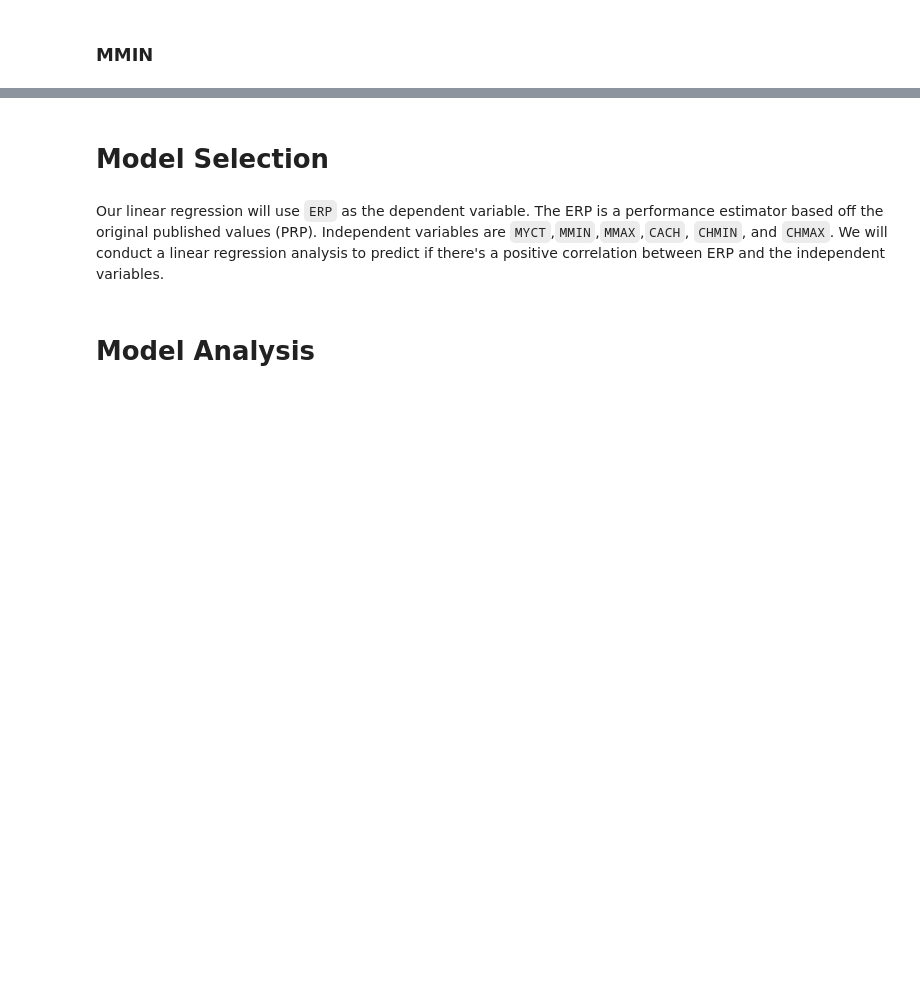
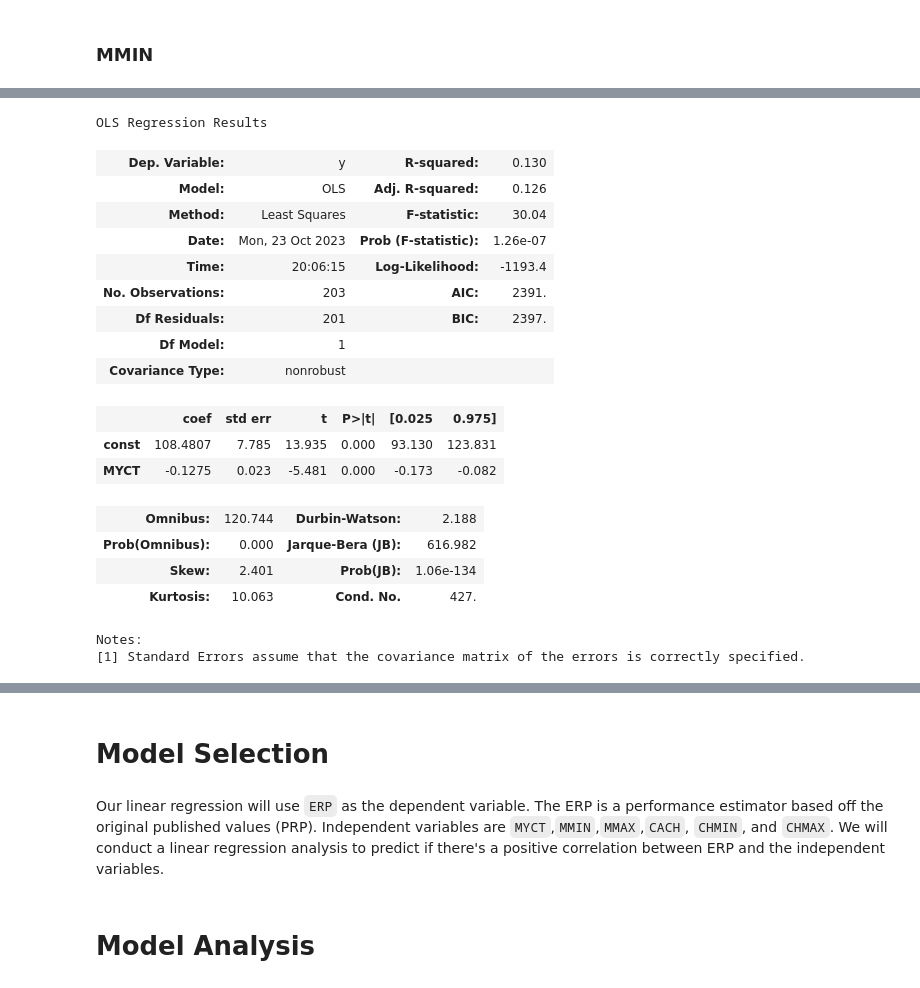
Before and after one commit to darkepacific/AAI-500-FinalTeamProject, a Jupyter notebook: AAI-500-FinalTeamProject.ipynb, the cells around one changed output, grey strips where cells are left out. Saved outputs shown, nothing was run; the diff lists cells and outputs as text; code cells hidden in the pictures; blank space fills up the shorter version.

```diff
--- a/AAI-500-FinalTeamProject.ipynb
+++ b/AAI-500-FinalTeamProject.ipynb
@@ -490,0 +505,32 @@ boxplot_and_histogram(df_clean_MMIN, "MMIN")
+# %%
+#LR of ERP
+x = df_clean_MMIN.iloc[:, [df_clean_MYCT.columns.get_loc('MYCT')]]
+y = df_clean_MMIN['ERP'].values
+
+#Train test split
+X_train, X_test, y_train, y_test = train_test_split(x, y, test_size=1, random_state=0)
+
+#OLS multiple linear regression
+X_train = sm.add_constant(X_train)
+model = sm.OLS(y_train, X_train).fit()
+model.summary()
+# %% [output]
+OLS Regression Results
+| Dep. Variable: | y | R-squared: | 0.130 |
+| Model: | OLS | Adj. R-squared: | 0.126 |
+| Method: | Least Squares | F-statistic: | 30.04 |
+| Date: | Mon, 23 Oct 2023 | Prob (F-statistic): | 1.26e-07 |
+| Time: | 20:06:15 | Log-Likelihood: | -1193.4 |
+| No. Observations: | 203 | AIC: | 2391. |
+| Df Residuals: | 201 | BIC: | 2397. |
+| Df Model: | 1 |  |  |
+| Covariance Type: | nonrobust |  |  |
+|  | coef | std err | t | P>|t| | [0.025 | 0.975] |
+| const | 108.4807 | 7.785 | 13.935 | 0.000 | 93.130 | 123.831 |
+| MYCT | -0.1275 | 0.023 | -5.481 | 0.000 | -0.173 | -0.082 |
+| Omnibus: | 120.744 | Durbin-Watson: | 2.188 |
+| Prob(Omnibus): | 0.000 | Jarque-Bera (JB): | 616.982 |
+| Skew: | 2.401 | Prob(JB): | 1.06e-134 |
+| Kurtosis: | 10.063 | Cond. No. | 427. |
+Notes:
+[1] Standard Errors assume that the covariance matrix of the errors is correctly specified.
```
Also changed, not shown: parts of 11 cells of this notebook.
